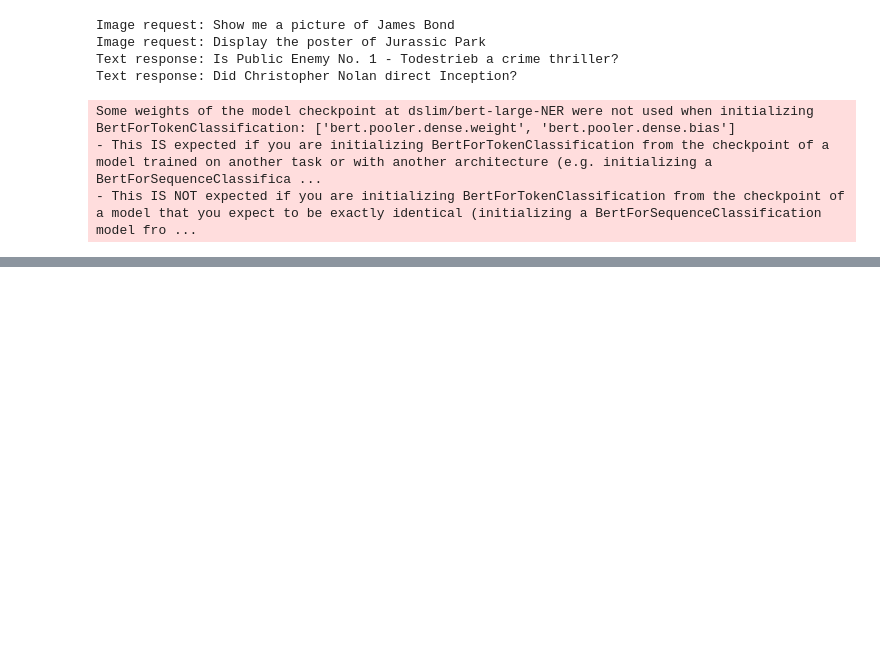
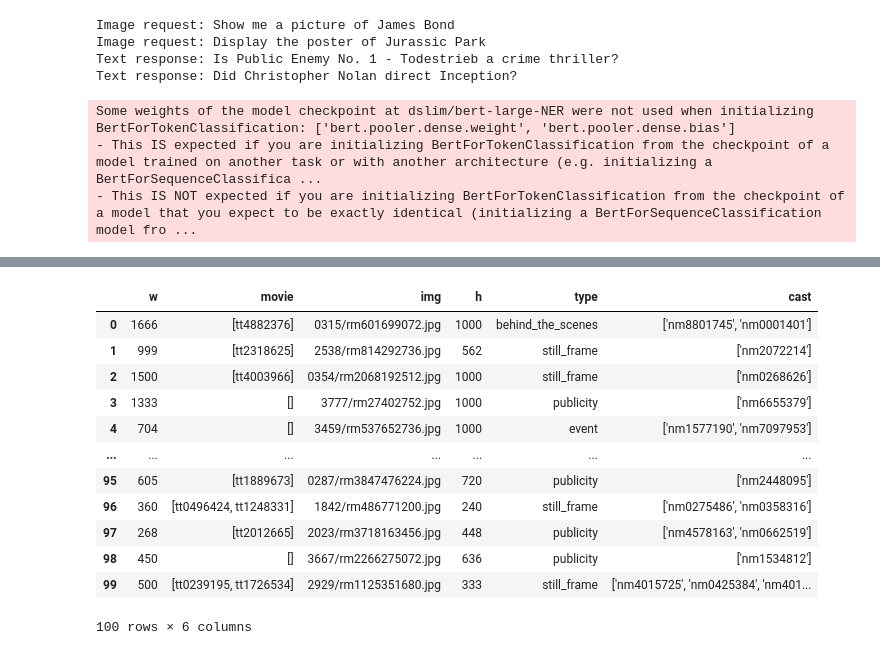
Before and after one commit to theoliver7/uzh-advanced-topics-in-ai, a Jupyter notebook: explorations/Multimedia_questions.ipynb, the cells around one changed output, grey strips where cells are left out. Saved outputs shown, nothing was run; the diff lists cells and outputs as text; code cells hidden in the pictures; blank space fills up the shorter version.

```diff
--- a/explorations/Multimedia_questions.ipynb
+++ b/explorations/Multimedia_questions.ipynb
@@ -133,2 +106,20 @@ Image(filename=f'/home/oliver/dev/uzh/atai_bot/dataset/movienet/images/{sorted_d
 # %%
 df.to_pickle("movienet_index.pickle")
+# %%
+df = pd.read_pickle("../dataset/pickles/movienet_index.pickle")
+# %%
+df.head(n=100)
+# %% [output]
+|  | w | movie | img | h | type | cast |
+| 0 | 1666 | [tt4882376] | 0315/rm601699072.jpg | 1000 | behind_the_scenes | ['nm8801745', 'nm0001401'] |
+| 1 | 999 | [tt2318625] | 2538/rm814292736.jpg | 562 | still_frame | ['nm2072214'] |
+| 2 | 1500 | [tt4003966] | 0354/rm2068192512.jpg | 1000 | still_frame | ['nm0268626'] |
+| 3 | 1333 | [] | 3777/rm27402752.jpg | 1000 | publicity | ['nm6655379'] |
+| 4 | 704 | [] | 3459/rm537652736.jpg | 1000 | event | ['nm1577190', 'nm7097953'] |
+| ... | ... | ... | ... | ... | ... | ... |
+| 95 | 605 | [tt1889673] | 0287/rm3847476224.jpg | 720 | publicity | ['nm2448095'] |
+| 96 | 360 | [tt0496424, tt1248331] | 1842/rm486771200.jpg | 240 | still_frame | ['nm0275486', 'nm0358316'] |
+| 97 | 268 | [tt2012665] | 2023/rm3718163456.jpg | 448 | publicity | ['nm4578163', 'nm0662519'] |
+| 98 | 450 | [] | 3667/rm2266275072.jpg | 636 | publicity | ['nm1534812'] |
+| 99 | 500 | [tt0239195, tt1726534] | 2929/rm1125351680.jpg | 333 | still_frame | ['nm4015725', 'nm0425384', 'nm401... |
+100 rows × 6 columns
```
Also changed, not shown: parts of 18 cells of this notebook, 2 other files.
